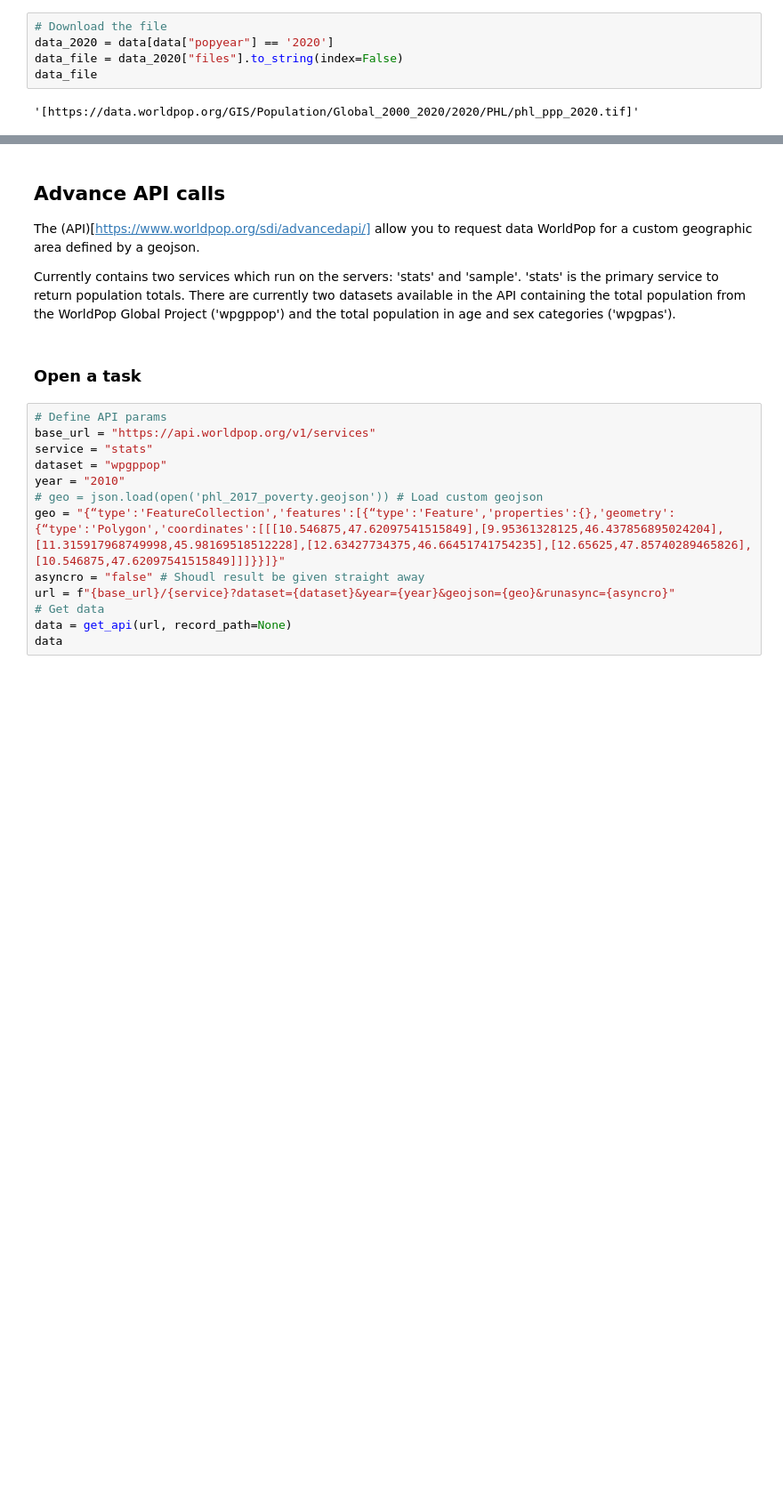
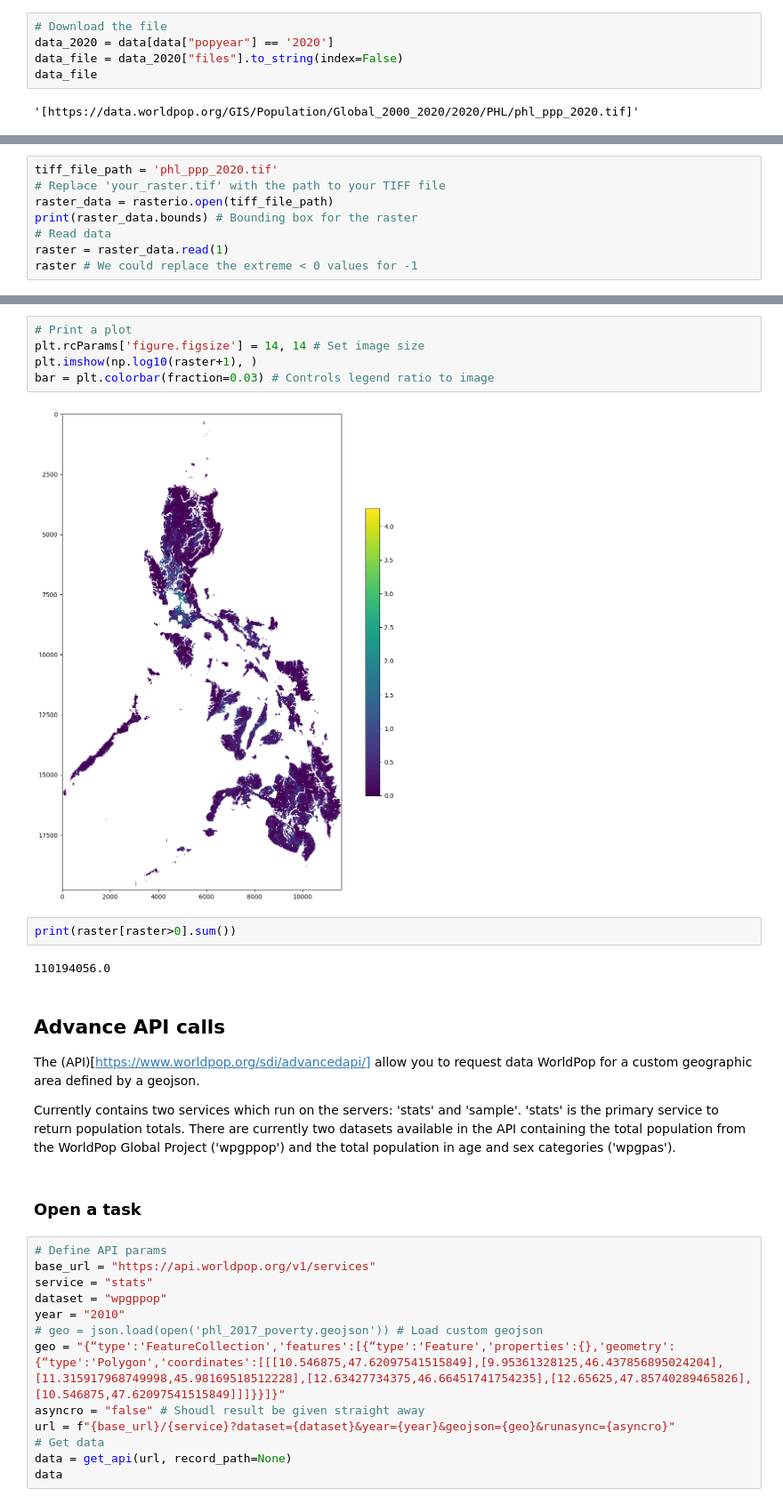
Before and after one commit to jibarons/using_worldpop, a Jupyter notebook: worldpop_data.ipynb, the cells around one changed output, grey strips where cells are left out. Shown at 89% size. Saved outputs shown, nothing was run; the diff lists cells and outputs as text; blank space fills up the shorter version.

```diff
--- a/worldpop_data.ipynb
+++ b/worldpop_data.ipynb
@@ -166,0 +133,8 @@ array([[-99999., -99999., -99999., ..., -99999., -99999., -99999.],
+# %%
+tiff_file_path = 'phl_ppp_2020.tif'
+# Replace 'your_raster.tif' with the path to your TIFF file
+raster_data = rasterio.open(tiff_file_path)
+print(raster_data.bounds) # Bounding box for the raster
+# Read data
+raster = raster_data.read(1)
+raster # We could replace the extreme < 0 values for -1
@@ -167,3 +151,14 @@ array([[-99999., -99999., -99999., ..., -99999., -99999., -99999.],
+# %%
+# Print a plot
+plt.rcParams['figure.figsize'] = 14, 14 # Set image size
+plt.imshow(np.log10(raster+1), )
+bar = plt.colorbar(fraction=0.03) # Controls legend ratio to image
+# %% [output]
+[figure, added]
+# %%
+print(raster[raster>0].sum())
+# %% [output]
+110194056.0
 # %% [markdown]
 ## Advance API calls
 
```
Also changed, not shown: parts of 6 cells of this notebook.
